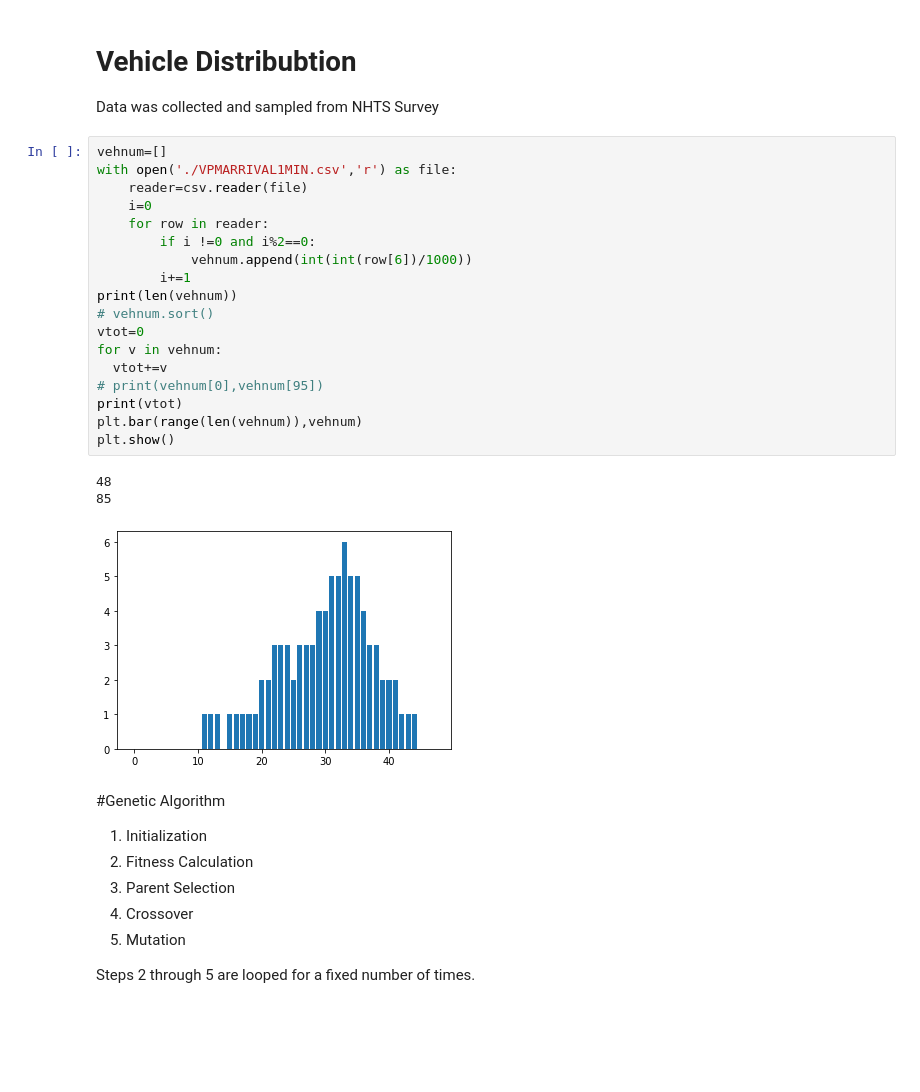
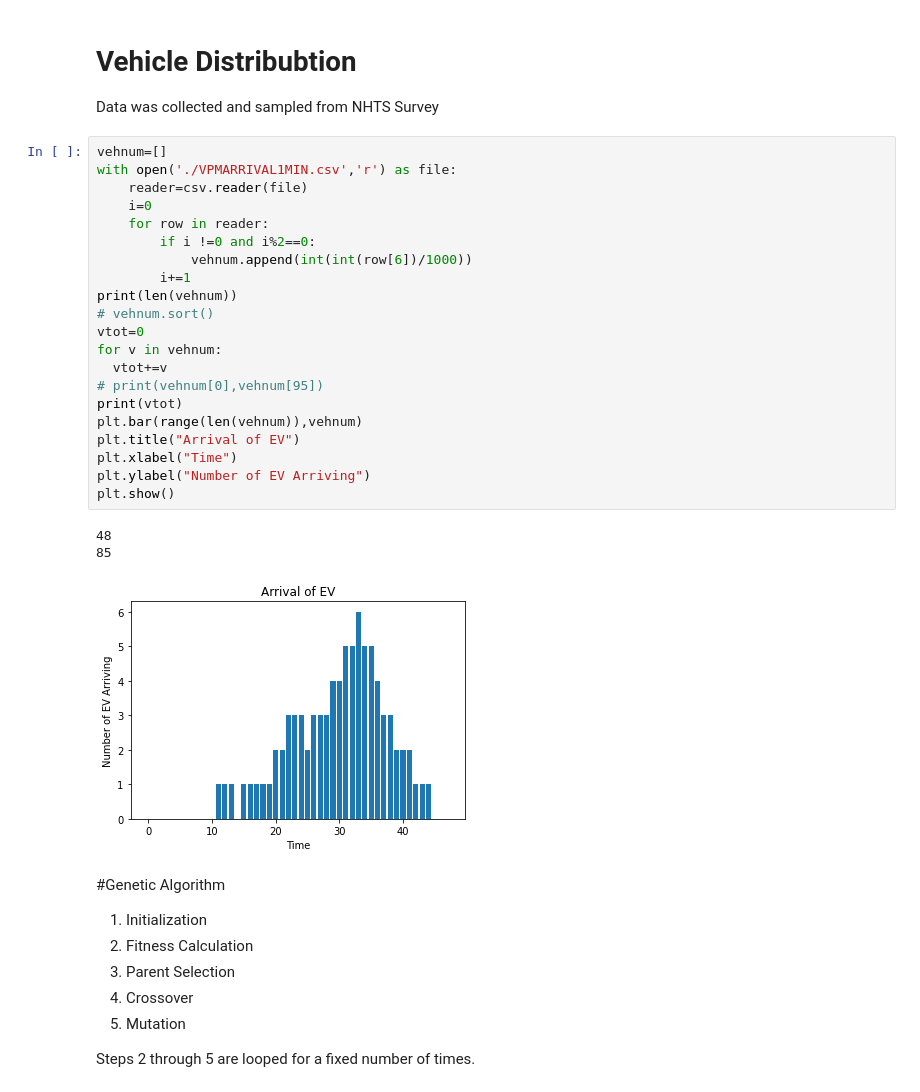
Before and after one commit to NithinSravan/fyp-ga-neuroevolution, a Jupyter notebook: FYP.ipynb, the cells around one changed output. Saved outputs shown, nothing was run; the diff lists cells and outputs as text; blank space fills up the shorter version.

```diff
--- a/FYP.ipynb
+++ b/FYP.ipynb
@@ -16,25 +16,28 @@ Data was collected and sampled from NHTS Survey
 # %%
 vehnum=[]
 with open('./VPMARRIVAL1MIN.csv','r') as file:
     reader=csv.reader(file)
     i=0
     for row in reader:
         if i !=0 and i%2==0:
             vehnum.append(int(int(row[6])/1000))
         i+=1
 print(len(vehnum))
 # vehnum.sort()
 vtot=0
 for v in vehnum:
   vtot+=v
 # print(vehnum[0],vehnum[95])
 print(vtot)
 plt.bar(range(len(vehnum)),vehnum)
+plt.title("Arrival of EV")
+plt.xlabel("Time")
+plt.ylabel("Number of EV Arriving")
 plt.show()
 # %% [output]
 48
 85
-[figure, old version]
+[figure, new version]
 # %% [markdown]
 #Genetic Algorithm
 
```
Also changed, not shown: parts of 8 cells of this notebook.
